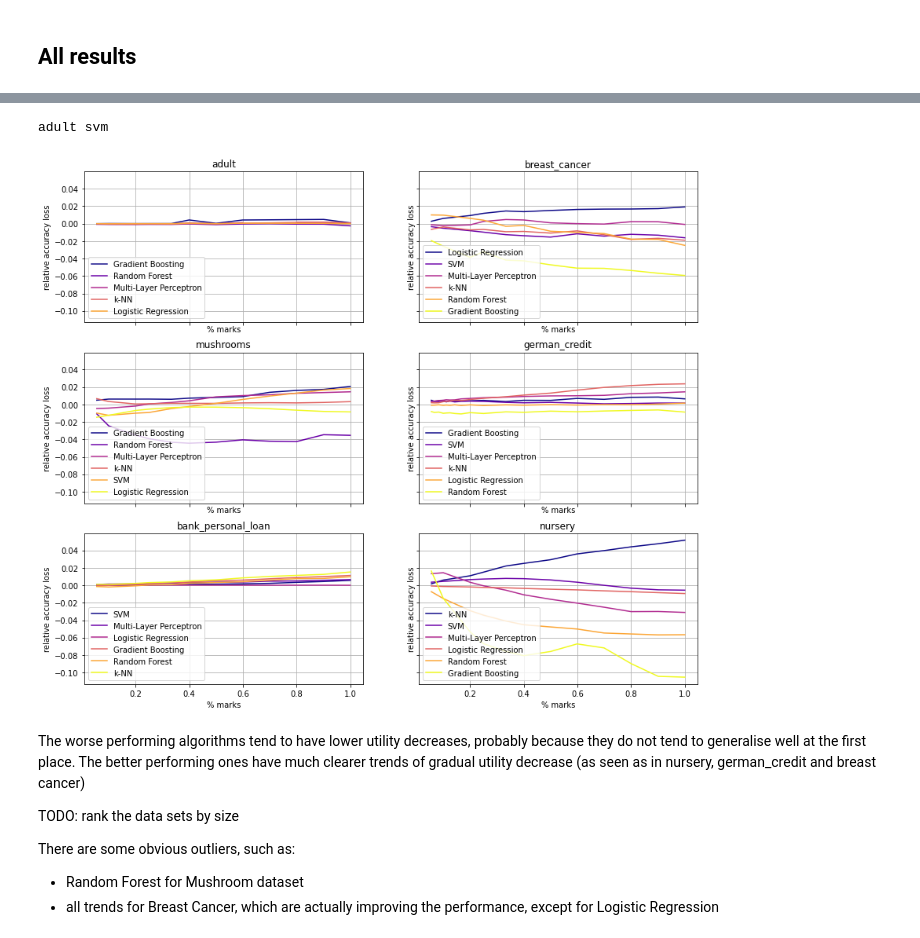
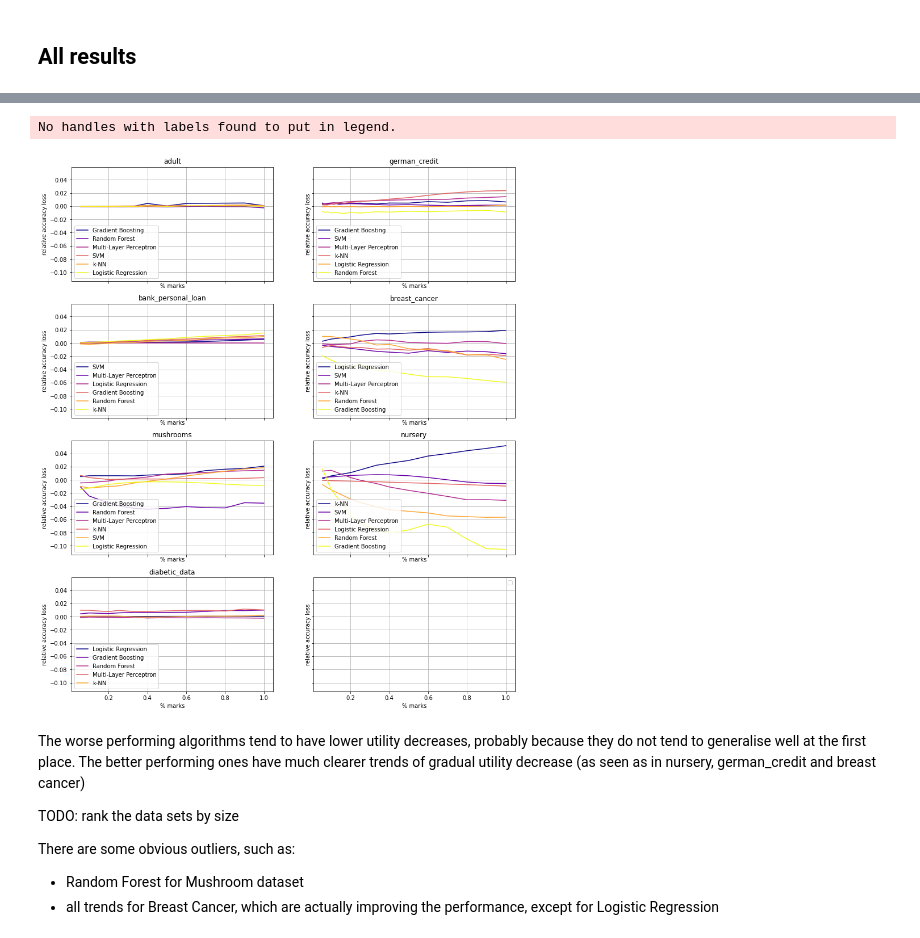
Before and after one commit to tanjascats/fingerprinting-toolbox, a Jupyter notebook: parameter_guidelines/UNECE_meeting/Independent analysis - task oriented utility trends.ipynb, the cells around one changed output, grey strips where cells are left out. Saved outputs shown, nothing was run; the diff lists cells and outputs as text; code cells hidden in the pictures.

```diff
--- a/parameter_guidelines/UNECE_meeting/Independent analysis - task oriented utility trends.ipynb
+++ b/parameter_guidelines/UNECE_meeting/Independent analysis - task oriented utility trends.ipynb
@@ -382,7 +382,7 @@ Text(0.5, 1.0, 'Accuracy loss vs %marks vs algorithm (fpattr 9)')
 # %% [markdown]
 ## All results
 # %%
-datasets = ['adult', 'german_credit', 'bank_personal_loan', 'breast_cancer', 'mushrooms', 'nursery'] # 'diabetic_data'
+datasets = ['adult', 'german_credit', 'bank_personal_loan', 'breast_cancer', 'mushrooms', 'nursery', 'diabetic_data']
 # %%
 exp_properties = {
                 'adult':{'fpattr':12, 'n_exp':30},
@@ -391,7 +391,7 @@ exp_properties = {
                  'breast_cancer': {'fpattr':9, 'n_exp':50},
                  'mushrooms': {'fpattr':22, 'n_exp':30},
                  'nursery': {'fpattr':8, 'n_exp':30}
-                 #,'diabetic_data': {'fpattr':45, 'n_exp':30}
+                 ,'diabetic_data': {'fpattr':45, 'n_exp':20}
                  }
 # %%
 # baselines
@@ -423,8 +443,9 @@ for data in datasets:
     baseline[data] = dict()
     baseline_y[data] = dict()
     for model in models:
-        baseline[data][model] = np.mean(utility_ml_baseline[data][model])
-        baseline_y[data][model] = [baseline[data][model] for x_i in x]
+        if model in utility_ml_baseline[data]:
+            baseline[data][model] = np.mean(utility_ml_baseline[data][model])
+            baseline_y[data][model] = [baseline[data][model] for x_i in x]
 
     utility_ml_baseline_avg[data] = {key: np.mean(utility) for key, utility in utility_ml_baseline[data].items()}
     utility_ml_baseline_avg[data] = dict(sorted(utility_ml_baseline_avg[data].items(), key=lambda x:x[1], reverse=True))
@@ -448,7 +469,7 @@ rel_loss = dict()
 for data in datasets:
     rel_loss[data] = dict()
     for model in models:
-        if model not in utility_fp_avg_y[data]:
+        if model not in utility_fp_avg_y[data] or model not in baseline[data]:
             continue
         rel_loss[data][model] = [(baseline[data][model]-u)/baseline[data][model] for u in utility_fp_avg_y[data][model]]
 # %%
@@ -464,38 +496,39 @@ for data in datasets:
 # %%
 # UTILITY PLOT
-fig, axs = plt.subplots(3,2, figsize=(14,12), sharey=True, sharex=True)
+n_rows = 4; n_cols = 2
+fig, axs = plt.subplots(n_rows,n_cols, figsize=(14,17), sharey=True, sharex=True)
 cmap = matplotlib.cm.get_cmap('plasma') # autumn
 colors = [cmap(i*(1/5)) for i in range(6)]
 for ax_row in axs:
     for ax in ax_row:
         ax.set_prop_cycle(color=colors) # color coding by baseline performance (darker->better performing model)
 
 # RELATIVE LOSS
 for i, data in enumerate(datasets):
     for model in utility_ml_baseline_avg[data]:
         if data == 'german_credit':
-            axs[i%3][i%2].plot(x_german_credit, rel_loss[data][model], label=models[model])
-            axs[i%3][i%2].set_title(data)
+            axs[i//n_cols][i%n_cols].plot(x_german_credit, rel_loss[data][model], label=models[model])
+            axs[i//n_cols][i%n_cols].set_title(data)
             continue
         #elif data == 'nursery':# or data=='breast_cancer': #or (data=='mushrooms' and model=='rf'):
         #    continue
         if model not in rel_loss[data] or len(rel_loss[data][model]) != len(x):
             print(data, model)
             continue
-        axs[i%3][i%2].plot(x, rel_loss[data][model], label=models[model])
-        axs[i%3][i%2].set_title(data)
+        axs[i//n_cols][i%n_cols].plot(x, rel_loss[data][model], label=models[model])
+        axs[i//n_cols][i%n_cols].set_title(data)
 
 for ax_row in axs:
     for ax in ax_row:
         ax.set_xlabel('% marks')
         ax.set_ylabel('relative accuracy loss')
         ax.legend()
         ax.grid()
     #axs[0].set_title('Accuracy loss vs %marks vs algorithm (fpattr 9)')
     #axs[1].set_title('Accuracy loss vs %marks vs algorithm (fpattr 9)')
 # %% [output]
-adult svm
+No handles with labels found to put in legend.
-[figure, old version]
+[figure, new version]
 # %% [markdown]
 The worse performing algorithms tend to have lower utility decreases, probably because they do not tend to generalise well at the first place. The better performing ones have much clearer trends of gradual utility decrease (as seen as in nursery, german_credit and breast cancer)
 
```
Also changed, not shown: parts of 3 cells of this notebook, 36 other files.
